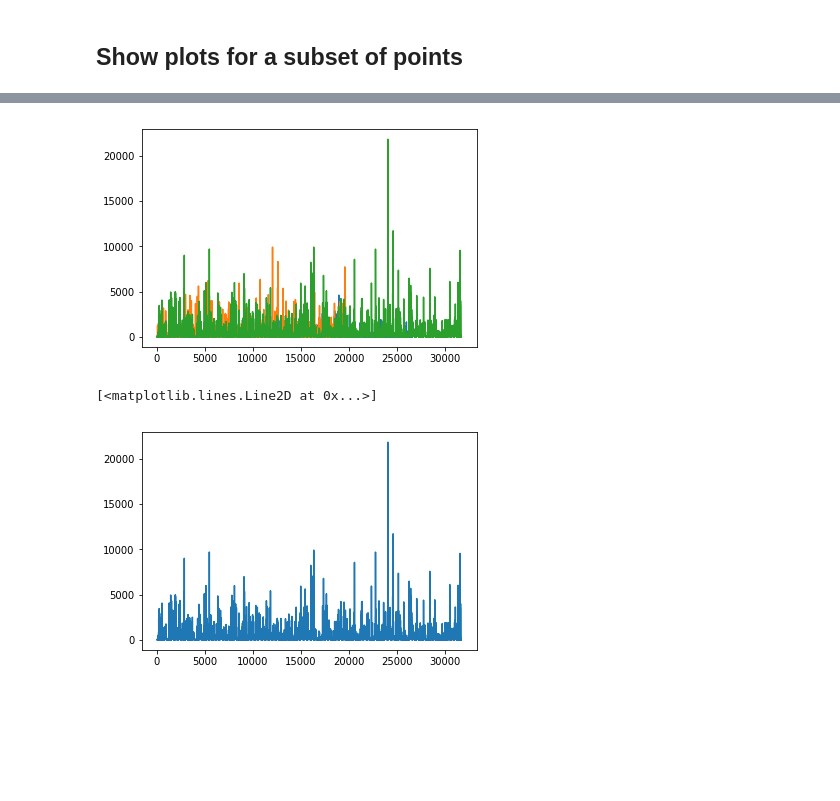
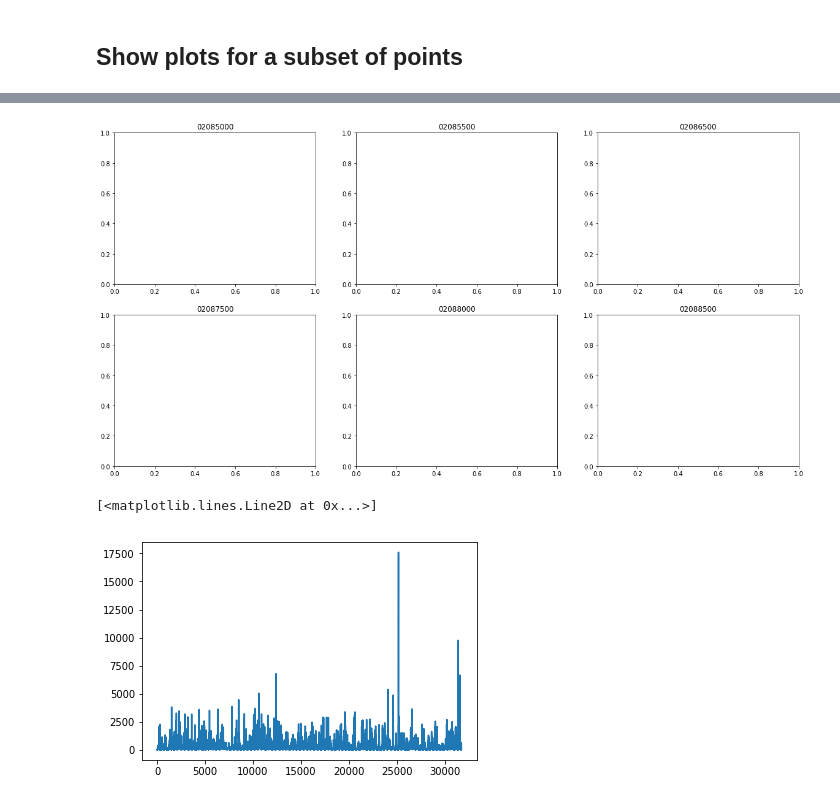
Before and after one commit to johnpfay/Water-Data-Bootcamp, a Jupyter notebook: 1_StreamFlow/Python/06-Show-All-Sites.ipynb, the cells around one changed output, grey strips where cells are left out. Saved outputs shown, nothing was run; the diff lists cells and outputs as text; code cells hidden in the pictures; blank space fills up the shorter version.

```diff
--- a/1_StreamFlow/Python/06-Show-All-Sites.ipynb
+++ b/1_StreamFlow/Python/06-Show-All-Sites.ipynb
@@ -61,0 +75,9 @@ from folium import FeatureGroup, LayerControl, Map, Marker
+# %%
+#Create filters
+startMask = df.begin_date <= '1950-01-01' #Sites that started collecting data < 1950
+endMask =  df.end_date >= '2010-01-01'    #Sites that continued collection data > 2010
+statMask = df.stat_cd == '00003'          #Select only "mean stream flow" records
+periodMask = df.period_days > (365 * 30)  #Sites with > 30 years of data
+#Apply filters
+df2 = df[startMask & endMask & statMask & periodMask]
+df2.site_no.nunique()
@@ -92,6 +126,4 @@ True
 ## Show plots for a subset of points
 # %%
 #Subset records in Upper Neuse watershed (HUC8 = 03020201)
-dfUpperNeuse = df[df['huc_cd'] == '03020201']
-#List the unique site names are contained here
-dfUpperNeuse['station_nm'].unique()
+dfUpperNeuse = df2[df2['huc_cd'] == '03020201']
@@ -116 +130,4 @@ array(['ENO RIVER AT HILLSBOROUGH, NC', 'ENO RIVER NEAR DURHAM, NC',
+# %%
+#List the unique site names are contained here
+siteList = list(dfUpperNeuse.groupby(['site_no','station_nm']).first().index)
 # %%
@@ -121,0 +216,3 @@ print(siteNumbers)
+# %%
+dfSite["x"] = pd.to_numeric(dfSite['meanflow_cfs'],errors='coerce')
+dfSite["x"].plot()
@@ -122,8 +222,11 @@ print(siteNumbers)
 # %%
-fig, ax = plt.subplots()
-#Define a function to retreieve discharge data for each
-for siteNo in siteNumbers[:6]:
-    if len(siteNo) > 8: continue
+#Create the canvas on which to add subplots
+fig, axes = plt.subplots(nrows=3, ncols=2, sharex=True, sharey=True, figsize=(10,5))
+axes_list = [item for sublist in axes for item in sublist]
+
+#Loop through each site
+for i, siteNo in enumerate(siteNumbers):
+
     #Construct the service URL and parameters
     url =  'https://waterservices.usgs.gov/nwis/dv'
     params = {'sites':siteNo,
@@ -135,41 +238,49 @@ for siteNo in siteNumbers[:6]:
               'siteStatus':'all'
              }
     response_raw =  requests.get(url,params)
     response_clean =response_raw.content.decode('utf-8')
+
     #Convert the data into a data frame
-    #rowsToSkip = list(range(28))
-    #rowsToSkip.append(29)
 
     #Build a list of line numbers to skip from comments and data types
     rowsToSkip= [] #Create an empty list to hold line numbers
     lineNumber = 0 #Initialize a line number variable
     #Iterate through lines, adding the line number to the list for comment lines
     for lineNumber, lineString in enumerate(response_clean.split("\n")):
         if lineString.startswith('#'):
             rowsToSkip.append(lineNumber)
         else:
             break
+
     #Add another line 2 greater than the last
     dataTypeLineNumber = rowsToSkip[-1] + 2
     rowsToSkip.append(dataTypeLineNumber)
 
     #Create a dataframe from the downloaded data
     dfSite = pd.read_csv(io.StringIO(response_clean),
                          skiprows=rowsToSkip,
                          delimiter='\t',
                          dtype={'site_no':'str'})
 
     #Rename the columns
     dfSite.columns = ['agency_cd','site_no','datetime','meanflow_cfs','confidence']
 
     #plot the flow
-    #dfSite['meanflow_cfs'].plot(figsize=(20,6))
-    ax.plot(dfSite['meanflow_cfs'])
+
+    ax = plt.subplot(2,3,plotnumber)
+    dfSite['meanflow_cfs'].plot #dfSite['meanflow_cfs'].plot(figsize=(20,6))
+    #ax.plot(dfSite['meanflow_cfs'])
+    ax.set_title(siteNo)
+
+    plotnumber += 1
+
+#plt.tight_layout()
+#ax.plot(dfSite['meanflow_cfs'])
 # %% [output]
-[figure, old version]
+[figure, new version]
 # %%
-fig, ax = plt.subplots()
+fig, ax = plt.subplots(2,3,1)
 ax.plot(dfSite['meanflow_cfs'])
 # %% [output]
 [<matplotlib.lines.Line2D at 0x...>]
-[figure, old version]
+[figure, new version]
```
Also changed, not shown: parts of 24 cells of this notebook.
